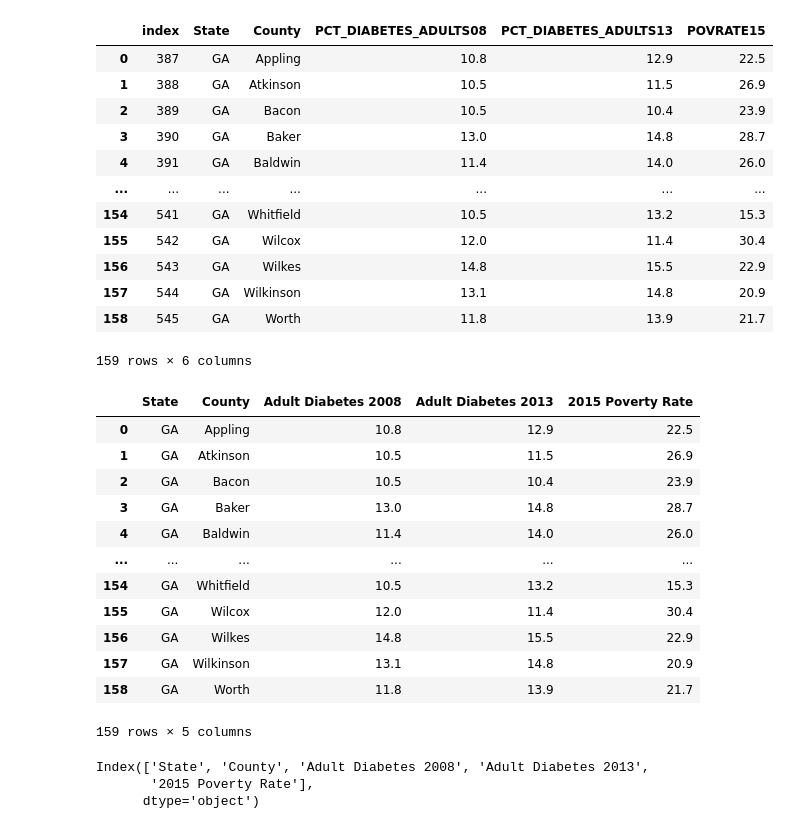
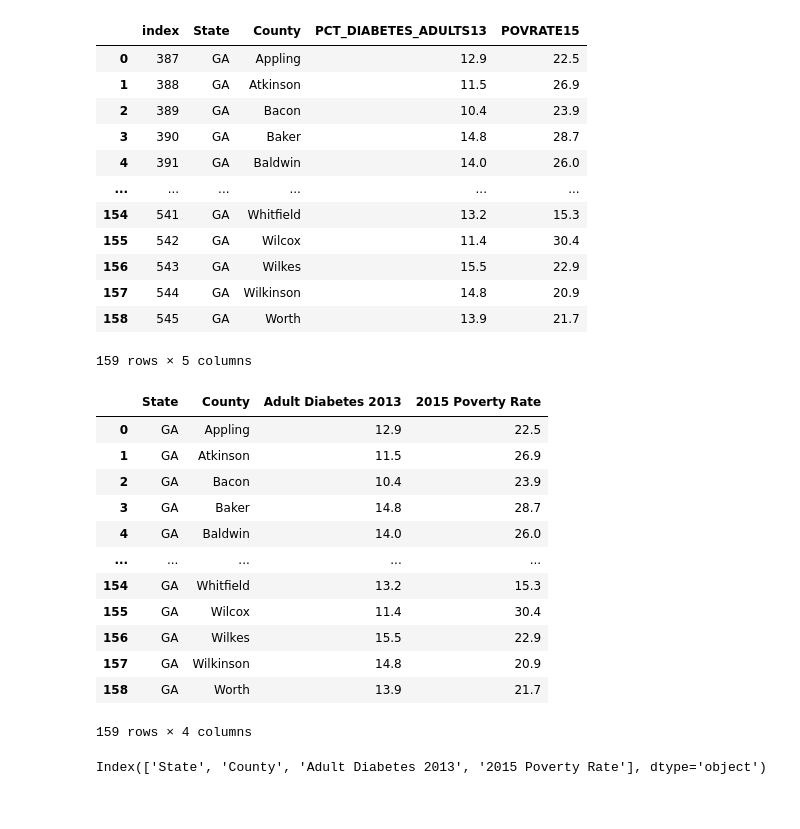
Before and after one commit to anishak520/Project1, a Jupyter notebook: FoodEnvironmentAtlas2/diabetesvspoverty.ipynb, the cells around one changed output. Drawn from its saved outputs; the diff is of its cells as text; code cells hidden in the pictures.

```diff
--- a/FoodEnvironmentAtlas2/diabetesvspoverty.ipynb
+++ b/FoodEnvironmentAtlas2/diabetesvspoverty.ipynb
@@ -6,51 +6,50 @@ import numpy as np
 from matplotlib import pyplot as plt
 from scipy.stats import linregress
 import scipy.stats as st
 import openpyxl
 from scipy import stats
 
 # File to Load
 state_and_county_variables_values = Path("/Users/kelcigriffin/Project1/FoodEnvironmentAtlas2/StateAndCountyData.csv")
 Population_Data = Path("/Users/kelcigriffin/Project1/FoodEnvironmentAtlas2/SupplementalDataCounty.csv")
 environmental_atlas = Path("/Users/kelcigriffin/Project1/FoodEnvironmentAtlas2/FoodEnvironmentAtlas.xls")
 # Read the modified state_and_county csv and store into Pandas DataFrame
 Population_Data_df = pd.read_csv(Population_Data, encoding="utf-8")
 state_and_county_df = pd.read_csv(state_and_county_variables_values, encoding="utf-8")
 state_and_county_df.head()
 health_data = "HEALTH"
 environmental_atlas_df = pd.read_excel(environmental_atlas, "HEALTH")
 environmental_atlas_df2 = pd.read_excel(environmental_atlas, "SOCIOECONOMIC")
 
 # Assuming "State" and "County" are common identifiers
 combined_df = pd.merge(environmental_atlas_df, environmental_atlas_df2, on=["State", "County"])
 
 # Now, combined_df contains data from both sheets with a common "State" and "County"
 # You can access the columns from both sheets as needed
 georgia_county_filter = combined_df['State']== 'GA'
 
-GAcounties = combined_df.loc[georgia_county_filter, ["State", "County", "PCT_DIABETES_ADULTS08", "PCT_DIABETES_ADULTS13", "POVRATE15"]]
+GAcounties = combined_df.loc[georgia_county_filter, ["State", "County", "PCT_DIABETES_ADULTS13", "POVRATE15"]]
 
 GAcounties.reset_index()
 # Example: Print the first few rows of the combined DataFrame
 #print(combined_df.head())
 # %% [output]
-|  | index | State | County | PCT_DIABETES_ADULTS08 | PCT_DIABETES_ADULTS13 | POVRATE15 |
-| 0 | 387 | GA | Appling | 10.8 | 12.9 | 22.5 |
-| 1 | 388 | GA | Atkinson | 10.5 | 11.5 | 26.9 |
-| 2 | 389 | GA | Bacon | 10.5 | 10.4 | 23.9 |
-| 3 | 390 | GA | Baker | 13.0 | 14.8 | 28.7 |
-| 4 | 391 | GA | Baldwin | 11.4 | 14.0 | 26.0 |
-| ... | ... | ... | ... | ... | ... | ... |
-| 154 | 541 | GA | Whitfield | 10.5 | 13.2 | 15.3 |
-| 155 | 542 | GA | Wilcox | 12.0 | 11.4 | 30.4 |
-| 156 | 543 | GA | Wilkes | 14.8 | 15.5 | 22.9 |
-| 157 | 544 | GA | Wilkinson | 13.1 | 14.8 | 20.9 |
-| 158 | 545 | GA | Worth | 11.8 | 13.9 | 21.7 |
+|  | index | State | County | PCT_DIABETES_ADULTS13 | POVRATE15 |
+| 0 | 387 | GA | Appling | 12.9 | 22.5 |
+| 1 | 388 | GA | Atkinson | 11.5 | 26.9 |
+| 2 | 389 | GA | Bacon | 10.4 | 23.9 |
+| 3 | 390 | GA | Baker | 14.8 | 28.7 |
+| 4 | 391 | GA | Baldwin | 14.0 | 26.0 |
+| ... | ... | ... | ... | ... | ... |
+| 154 | 541 | GA | Whitfield | 13.2 | 15.3 |
+| 155 | 542 | GA | Wilcox | 11.4 | 30.4 |
+| 156 | 543 | GA | Wilkes | 15.5 | 22.9 |
+| 157 | 544 | GA | Wilkinson | 14.8 | 20.9 |
+| 158 | 545 | GA | Worth | 13.9 | 21.7 |
-159 rows × 6 columns
+159 rows × 5 columns
 # %%
 # Rename the columns
 col = {
-    "PCT_DIABETES_ADULTS08": "Adult Diabetes 2008",
     "PCT_DIABETES_ADULTS13": "Adult Diabetes 2013",
     "POVRATE15": "2015 Poverty Rate"
 }
@@ -62,23 +61,21 @@ GAcounties.reset_index(drop=True, inplace=True)
 # Print the DataFrame with the new column names
 GAcounties
 # %% [output]
-|  | State | County | Adult Diabetes 2008 | Adult Diabetes 2013 | 2015 Poverty Rate |
-| 0 | GA | Appling | 10.8 | 12.9 | 22.5 |
-| 1 | GA | Atkinson | 10.5 | 11.5 | 26.9 |
-| 2 | GA | Bacon | 10.5 | 10.4 | 23.9 |
-| 3 | GA | Baker | 13.0 | 14.8 | 28.7 |
-| 4 | GA | Baldwin | 11.4 | 14.0 | 26.0 |
-| ... | ... | ... | ... | ... | ... |
-| 154 | GA | Whitfield | 10.5 | 13.2 | 15.3 |
-| 155 | GA | Wilcox | 12.0 | 11.4 | 30.4 |
-| 156 | GA | Wilkes | 14.8 | 15.5 | 22.9 |
-| 157 | GA | Wilkinson | 13.1 | 14.8 | 20.9 |
-| 158 | GA | Worth | 11.8 | 13.9 | 21.7 |
+|  | State | County | Adult Diabetes 2013 | 2015 Poverty Rate |
+| 0 | GA | Appling | 12.9 | 22.5 |
+| 1 | GA | Atkinson | 11.5 | 26.9 |
+| 2 | GA | Bacon | 10.4 | 23.9 |
+| 3 | GA | Baker | 14.8 | 28.7 |
+| 4 | GA | Baldwin | 14.0 | 26.0 |
+| ... | ... | ... | ... | ... |
+| 154 | GA | Whitfield | 13.2 | 15.3 |
+| 155 | GA | Wilcox | 11.4 | 30.4 |
+| 156 | GA | Wilkes | 15.5 | 22.9 |
+| 157 | GA | Wilkinson | 14.8 | 20.9 |
+| 158 | GA | Worth | 13.9 | 21.7 |
-159 rows × 5 columns
+159 rows × 4 columns
 # %%
 print(GAcounties.columns)
 # %% [output]
-Index(['State', 'County', 'Adult Diabetes 2008', 'Adult Diabetes 2013',
-       '2015 Poverty Rate'],
-      dtype='object')
+Index(['State', 'County', 'Adult Diabetes 2013', '2015 Poverty Rate'], dtype='object')
 # %%
```
Also changed, not shown: parts of 5 cells of this notebook.
